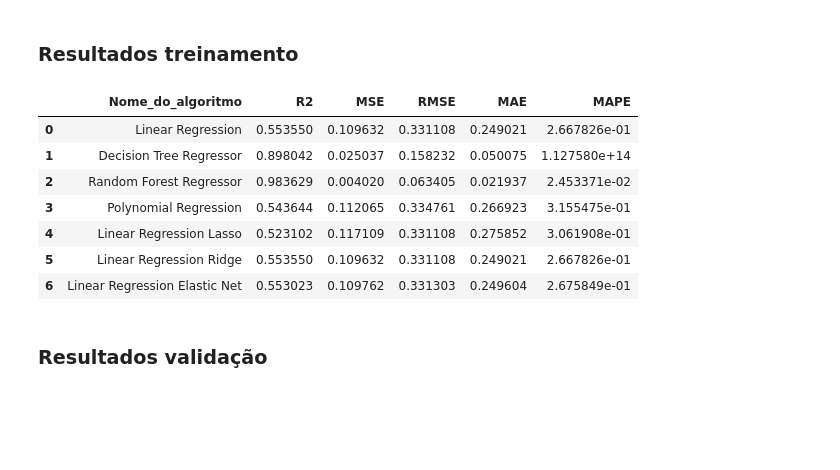
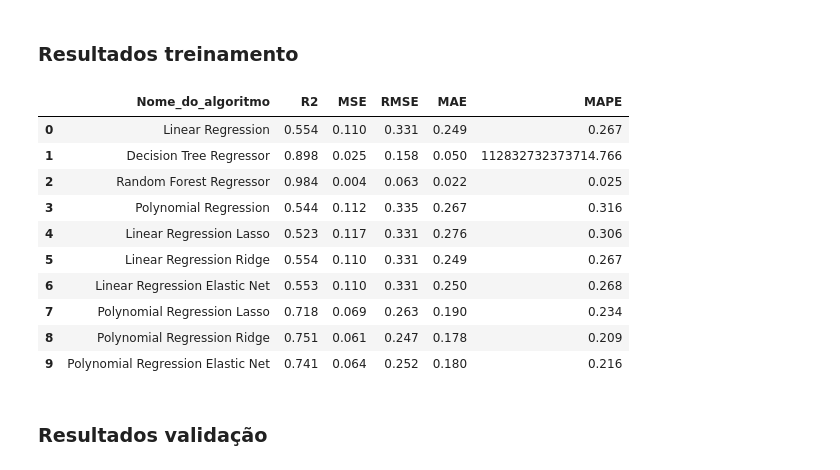
Before and after one commit to alvaro-morais-png/ensaio-machine-learning, a Jupyter notebook: ensaios/regressao/regressao_teste.ipynb, the cells around one changed output. Saved outputs shown, nothing was run; the diff lists cells and outputs as text; code cells hidden in the pictures; blank space fills up the shorter version.

Commit message:
Regression finished

```diff
--- a/ensaios/regressao/regressao_teste.ipynb
+++ b/ensaios/regressao/regressao_teste.ipynb
@@ -916,0 +1153,4 @@ MAPE 0.26914966596365375
+# %%
+## ElasticNet - Polynomial Regression
+model_net_pr = lm.ElasticNet(alpha=0.001, l1_ratio=0.05, max_iter=2000)
+model_net_pr.fit(X_poly, y_train)
@@ -916,0 +1159,24 @@ MAPE 0.26914966596365375
+# %%
+#Previsão sobre os dados de treinamento
+y_pred_net_pr_train = model_net_pr.predict( poly.transform(X_train.values))
+# # R²
+r2_squared_train_net_pr = mt.r2_score(y_train, y_pred_net_pr_train)
+print("R²:", r2_squared_train_net_pr)
+# MSE
+mse_train_net_pr = mt.mean_squared_error(y_train, y_pred_net_pr_train)
+print("MSE", mse_train_net_pr)
+# RMSE
+rmse_train_net_pr = np.sqrt(mse_train_net_pr)
+print("RMSE", rmse_train_net_pr)
+# MAE
+mae_train_net_pr = mt.mean_absolute_error(y_train, y_pred_net_pr_train)
+print("MAE", mae_train_net_pr)
+# MAPE
+y_train_flat_net_pr = y_train.values.ravel()
+y_pred_net_pr_train_flat_net_pr = y_pred_net_pr_train.ravel()
+
+mask = y_train_flat_net_pr != 0
+mape_train_net_pr = np.mean(
+    np.abs((y_train_flat_net_pr[mask] - y_pred_net_pr_train_flat_net_pr[mask]) / y_train_flat_net_pr[mask])
+)
+print("MAPE", mape_train_net_pr)
@@ -921,30 +1267,41 @@ MAPE 0.26914966596365375
 # %%
 # criar tabela com os resultados da performace dos algorítimos de classificação com dados de treinamento
 resultados_train = pd.DataFrame(columns=['Nome_do_algoritmo', 'R2', 'MSE', 'RMSE', 'MAE', 'MAPE'])
 
 # adicionar os resultados à tabela
 resultados_train.loc[0] = ['Linear Regression', r2_squared_train, mse_train, rmse_train, mae_train, mape_train]
 resultados_train.loc[1] = ['Decision Tree Regressor', r2_squared_train_dt, mse_train_dt, rmse_train_dt, mae_train_dt, mape_train_dt]
 resultados_train.loc[2] = ['Random Forest Regressor', r2_squared_train_rf, mse_train_rf, rmse_train_rf, mae_train_rf, mape_train_rf]
 resultados_train.loc[3] = ['Polynomial Regression', r2_squared_train_pr, mse_train_pr, rmse_train_pr, mae_train_pr, mape_train_pr]
 resultados_train.loc[4] = ['Linear Regression Lasso', r2_squared_train_la, mse_train_la, rmse_train_la, mae_train_la, mape_train_la]
 resultados_train.loc[5] = ['Linear Regression Ridge', r2_squared_train_ri, mse_train_ri, rmse_train_ri, mae_train_ri, mape_train_ri]
 resultados_train.loc[6] = ['Linear Regression Elastic Net', r2_squared_train_ne, mse_train_ne, rmse_train_ne, mae_train_ne, mape_train_ne]
-# resultados_train.loc[7] = ['Polynomial Regression Lasso', r2_squared_train, mse_train, rmse_train, mae_train, mape_train]
-# resultados_train.loc[8] = ['Polynomial Regression Ridge', r2_squared_train, mse_train, rmse_train, mae_train, mape_train]
-# resultados_train.loc[9] = ['Polynomial Regression Elastic Net', r2_squared_train, mse_train, rmse_train, mae_train, mape_train]
+resultados_train.loc[7] = ['Polynomial Regression Lasso', r2_squared_train_la_pr, mse_train_la_pr, rmse_train_la_pr, mae_train_la_pr, mape_train_la_pr]
+resultados_train.loc[8] = ['Polynomial Regression Ridge', r2_squared_train_ri_pr, mse_train_ri_pr, rmse_train_ri_pr, mae_train_ri_pr, mape_train_ri_pr]
+resultados_train.loc[9] = ['Polynomial Regression Elastic Net', r2_squared_train_net_pr, mse_train_net_pr, rmse_train_net_pr, mae_train_net_pr, mape_train_net_pr]
+
+
+# Transforma o MAPE em porcentagem com 3 casas
+resultados_train['MAPE'] = resultados_train['MAPE'].apply(lambda x: f"{x:.3f}")
+resultados_train['R2'] = resultados_train['R2'].apply(lambda x: f"{x:.3f}")
+resultados_train['MSE'] = resultados_train['MSE'].apply(lambda x: f"{x:.3f}")
+resultados_train['RMSE'] = resultados_train['RMSE'].apply(lambda x: f"{x:.3f}")
+resultados_train['MAE'] = resultados_train['MAE'].apply(lambda x: f"{x:.3f}")
 
 resultados_train = resultados_train.reset_index(drop=True)
 resultados_train
 # %% [output]
 |  | Nome_do_algoritmo | R2 | MSE | RMSE | MAE | MAPE |
-| 0 | Linear Regression | 0.553550 | 0.109632 | 0.331108 | 0.249021 | 2.667826e-01 |
-| 1 | Decision Tree Regressor | 0.898042 | 0.025037 | 0.158232 | 0.050075 | 1.127580e+14 |
-| 2 | Random Forest Regressor | 0.983629 | 0.004020 | 0.063405 | 0.021937 | 2.453371e-02 |
-| 3 | Polynomial Regression | 0.543644 | 0.112065 | 0.334761 | 0.266923 | 3.155475e-01 |
-| 4 | Linear Regression Lasso | 0.523102 | 0.117109 | 0.331108 | 0.275852 | 3.061908e-01 |
-| 5 | Linear Regression Ridge | 0.553550 | 0.109632 | 0.331108 | 0.249021 | 2.667826e-01 |
-| 6 | Linear Regression Elastic Net | 0.553023 | 0.109762 | 0.331303 | 0.249604 | 2.675849e-01 |
+| 0 | Linear Regression | 0.554 | 0.110 | 0.331 | 0.249 | 0.267 |
+| 1 | Decision Tree Regressor | 0.898 | 0.025 | 0.158 | 0.050 | 112832732373714.766 |
+| 2 | Random Forest Regressor | 0.984 | 0.004 | 0.063 | 0.022 | 0.025 |
+| 3 | Polynomial Regression | 0.544 | 0.112 | 0.335 | 0.267 | 0.316 |
+| 4 | Linear Regression Lasso | 0.523 | 0.117 | 0.331 | 0.276 | 0.306 |
+| 5 | Linear Regression Ridge | 0.554 | 0.110 | 0.331 | 0.249 | 0.267 |
+| 6 | Linear Regression Elastic Net | 0.553 | 0.110 | 0.331 | 0.250 | 0.268 |
+| 7 | Polynomial Regression Lasso | 0.718 | 0.069 | 0.263 | 0.190 | 0.234 |
+| 8 | Polynomial Regression Ridge | 0.751 | 0.061 | 0.247 | 0.178 | 0.209 |
+| 9 | Polynomial Regression Elastic Net | 0.741 | 0.064 | 0.252 | 0.180 | 0.216 |
 # %% [markdown]
 ### Resultados validação
 # %%
```
Also changed, not shown: parts of 33 cells of this notebook.
